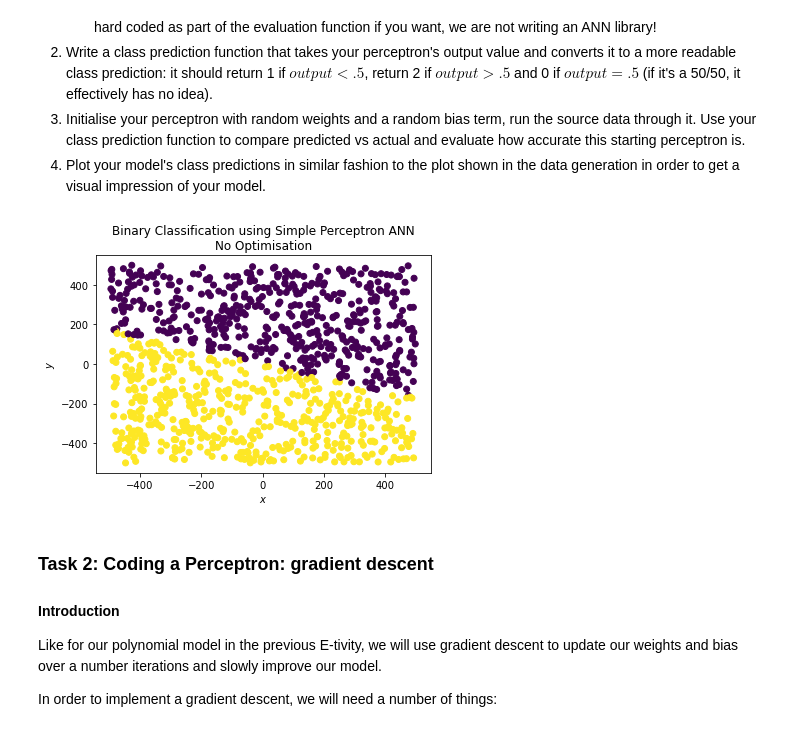
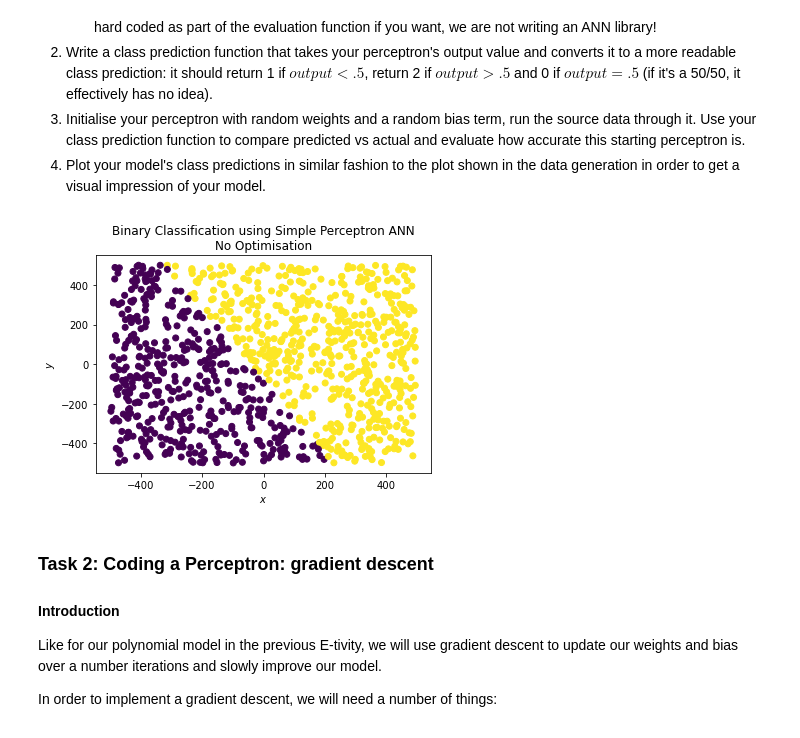
Before and after one commit to yrsci/Level8AI-CE4031-Etivity2, a Jupyter notebook: Etivity2_NeuralNetworks_21208298.ipynb, the cells around one changed output. Cells and saved outputs as stored; diff of their text form; code cells hidden in the pictures.

Commit message:
Finally found the bug & Task 2 is complete.

```diff
--- a/Etivity2_NeuralNetworks_21208298.ipynb
+++ b/Etivity2_NeuralNetworks_21208298.ipynb
@@ -163,19 +182,38 @@ w = init_weights(X)
+# %%
+### Set parameters - Task 1
+
+# Normalise the input data to prevent overflow when calculating sigmoid function
+x_normed, x_offset, x_spread = norm_data(x)
+y_normed, y_offset, y_spread = norm_data(y)
+
+# To invert the normalisation, use the following:
+# x_invert_norm = norm_data(x_normed, invert=True, offset=x_offset, spread=x_spread)
+# y_invert_norm = norm_data(y_normed, invert=True, offset=y_offset, spread=y_spread)
+
+# Combine input features & labels into a single array X
+X = np.column_stack((x_normed, y_normed))
+
+# Initialise the bias & weights
+params = init_params(X, 20)
 # %%
+### Generate output - Task 1
+
 # Use the Perceptron algorithm to calculate the probabilities & classify as Group 1 or 2
-group_membership = cast_to_group(perceptron(X, w, bias=0))
+initial_probs = perceptron(X, params)
+initial_classes = map_to_group(initial_probs)
 
 # Plot the output
-plt.scatter(x, y, c=group_membership)
+plt.scatter(x, y, c=initial_classes)
 
 # Label the plot
 plt.title('Binary Classification using Simple Perceptron ANN\nNo Optimisation')
 plt.xlabel('$x$')
 plt.ylabel('$y$')
 
 # Display the plot
 plt.show()
 # %% [output]
-[figure, old version]
+[figure, new version]
 # %% [markdown]
 ### Task 2: Coding a Perceptron: gradient descent
 
```
Also changed, not shown: parts of 9 cells of this notebook.
